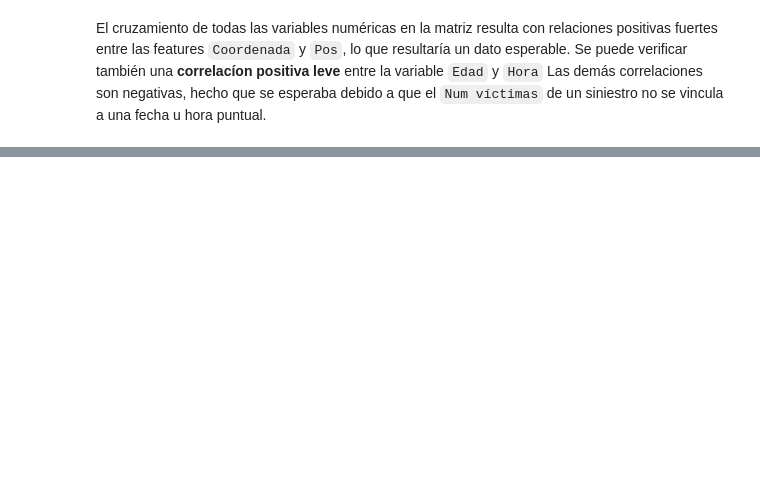
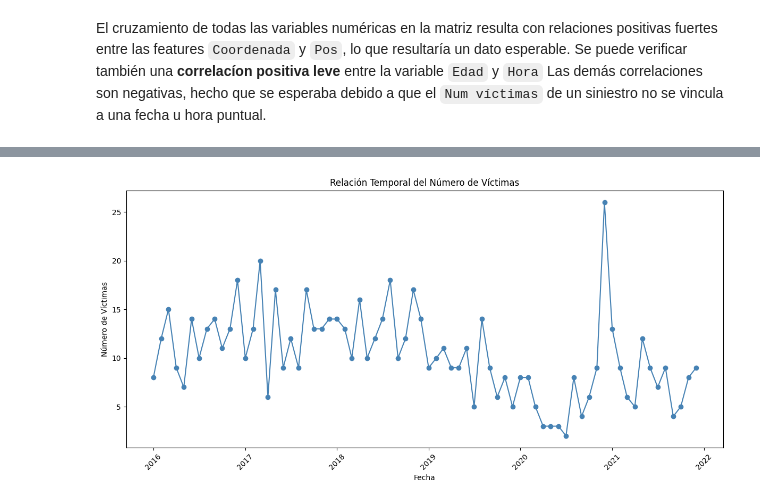
Before and after one commit to JimeFioni/PI-02-Siniestros-Viales, a Jupyter notebook: EDA.ipynb, the cells around one changed output, grey strips where cells are left out. Cells and saved outputs as stored; diff of their text form; code cells hidden in the pictures; blank space fills up the shorter version.

Commit message:
tiempo

```diff
--- a/EDA.ipynb
+++ b/EDA.ipynb
@@ -88,0 +128,3 @@ El planteamiento del problema a analizar tiene que ver con la disminución de la
+# %%
+# Agrupar por año y mes, y sumar el número de víctimas
+rel_tiempo = df.groupby(['Año', 'Mes'])['Num víctimas'].sum().reset_index()
@@ -88,0 +147,4 @@ El planteamiento del problema a analizar tiene que ver con la disminución de la
+# %%
+#Para la realización del gráfico se transforman los datos a tipo int
+rel_tiempo["Año"]= rel_tiempo["Año"].astype("Int64")
+rel_tiempo["Mes"]= rel_tiempo["Mes"].astype("Int64")
@@ -88,0 +167,27 @@ El planteamiento del problema a analizar tiene que ver con la disminución de la
+# %%
+# Combinar AÑO y MES para obtener una sola variable de tiempo, creando la columna "Fecha" como str
+rel_tiempo["Fecha"] = rel_tiempo["Año"].astype(str) + '-' + rel_tiempo["Mes"].astype(str)
+
+# Convertir la variable de tiempo a formato datetime
+rel_tiempo["Fecha"] = pd.to_datetime(rel_tiempo["Fecha"])
+
+# Ordenar el DataFrame por fecha para que tenga orden cronológico
+rel_tiempo = rel_tiempo.sort_values("Fecha")
+# %%
+# Crear el gráfico de líneas
+plt.figure(figsize=(12, 6))
+plt.plot(rel_tiempo["Fecha"], rel_tiempo["Num víctimas"], marker='o', color='steelblue')
+
+# Añadir títulos y etiquetas
+plt.title('Relación Temporal del Número de Víctimas')
+plt.xlabel('Fecha')
+plt.ylabel('Número de Víctimas')
+
+# Rotar las etiquetas del eje x para mejor legibilidad
+plt.xticks(rotation=45)
+
+# Mostrar el gráfico
+plt.tight_layout()
+plt.show()
+# %% [output]
+[figure, added]
```
Also changed, not shown: parts of 12 cells of this notebook.
